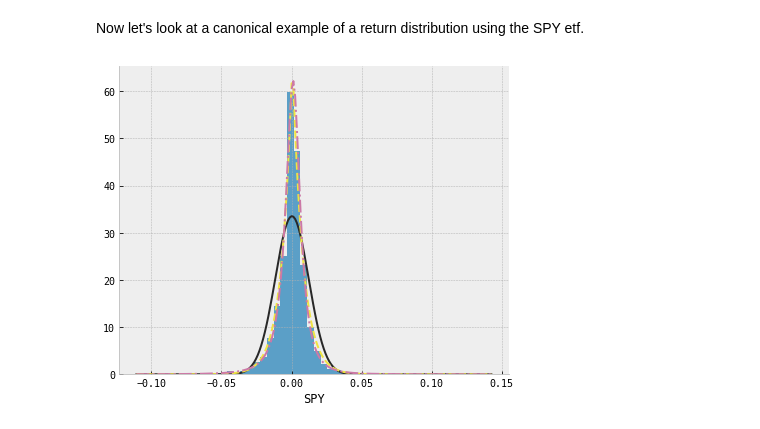
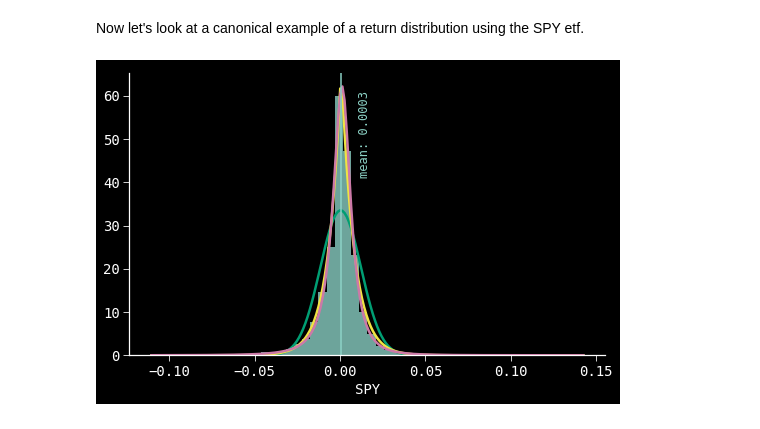
Before and after one commit to BlackArbsCEO/mixture_model_trading_public, a Jupyter notebook: notebooks/01. Motivation.ipynb, the cells around one changed output. Cells and saved outputs as stored; diff of their text form; code cells hidden in the pictures.

```diff
--- a/notebooks/01. Motivation.ipynb
+++ b/notebooks/01. Motivation.ipynb
@@ -158,20 +162,38 @@ def vertical_mean_line2(x, **kwargs):
 
     #plt.axvline(mean, linestyle =ls[kwargs.get("label","0")],
     #            color = kwargs.get("color", "g"))
-    txkw = dict(size=13, fontweight='demi', color=kwargs.get("color", "g"), rotation=0)
+    txkw = dict(size=14, fontweight='demi', color=kwargs.get("color", "g"), rotation=0)
 
-    mean_tx = "mean: {:.4%}".format(mean)
-    std_tx = "std: {:.4%}".format(std)
+    mean_tx = "mean: {:.4%}\nstd: {:.4%}".format(mean, std)
+    #std_tx = "".format(std)
 
     ymin, ymax = plt.gca().get_ylim()
-    plt.text(mean+0.025, 0.9*ymax, mean_tx, **txkw)
-    plt.text(mean+0.025, 0.85*ymax, std_tx, **txkw)
+    plt.text(mean+0.025, 0.8*ymax, mean_tx, **txkw)
+             #bbox=dict(facecolor='none', edgecolor=blue, boxstyle='round'))
+    return
 
 """['_classic_test', 'grayscale', 'seaborn-poster', 'seaborn-whitegrid', 'seaborn-muted', 'seaborn-white', 'fivethirtyeight', 'seaborn-bright', 'seaborn-paper', 'seaborn-dark', 'seaborn', 'seaborn-pastel', 'dark_background', 'seaborn-notebook', 'seaborn-deep', 'seaborn-dark-palette', 'ggplot', 'seaborn-ticks', 'bmh', 'seaborn-colorblind', 'classic', 'seaborn-darkgrid', 'seaborn-talk']"""
 
+def plot_dist(rs, ex):
+    plt.style.use('dark_background')
+
+    #ex = rs.SPY
+    plt.rcParams['font.size'] = 14
+    g = (rs
+         .pipe(sns.FacetGrid,
+               #col='year',
+               #col_wrap=2,
+               size=5,
+               aspect=1.5)
+         .map(sns.distplot, ex.name, kde=False, fit=stats.norm, fit_kws={'color':green, 'lw':2.5})
+         .map(sns.distplot, ex.name, kde=False, fit=stats.laplace, fit_kws={'linestyle':'-', 'color':gold, 'lw':2.5})
+         .map(sns.distplot, ex.name, kde=False, fit=stats.johnsonsu,fit_kws={'linestyle':'-', 'color':purple, 'lw':2.5})
+         .map(vertical_mean_line2, ex.name))
+    return
+
 def plot_facet_hist(rs, ex):
     plt.style.use('dark_background')
-
+    #plt.style.use('seaborn-ticks')
     #ex = rs.SPY
     plt.rcParams['font.size'] = 12
     g = (rs.assign(year=lambda df: df.index.year)
@@ -185,7 +207,5 @@ def plot_facet_hist(rs, ex):
          .map(sns.distplot, ex.name, kde=False, fit=stats.johnsonsu,fit_kws={'linestyle':'-', 'color':purple, 'lw':2.5})
          .map(vertical_mean_line2, ex.name)
          .fig.subplots_adjust(hspace=.20))
-    #g.ax.axvline(ex.median(), color=red, ls='--')
-    sns.despine(offset=1, trim=True);
-
-plot_facet_hist(rs, rs.SPY)
+    sns.despine(offset=1, trim=True)
+    return
@@ -205,16 +227,3 @@ def vertical_mean_line2(x, **kwargs):
     tx = f"mean: {mean:.4f}"
     ymin, ymax = plt.gca().get_ylim()
     plt.text(mean+0.01, 0.9*ymax, tx, **txkw)
-# %%
-ex = rs.SPY
-
-g = (rs
-     .pipe(sns.FacetGrid,
-           size=5,
-           aspect=1.2)
-     .map(sns.distplot, ex.name, kde=False, fit=stats.norm)
-     .map(sns.distplot, ex.name, kde=False, fit=stats.laplace, fit_kws={'linestyle':'--', 'color':gold})
-     .map(sns.distplot, ex.name, kde=False, fit=stats.johnsonsu,fit_kws={'linestyle':'-.', 'color':purple}))
-     #.map(vertical_mean_line2, ex.name))
-# %% [output]
-[figure, removed]
@@ -220,0 +232,4 @@ g = (rs
+# %%
+plot_dist(rs, ex)
+# %% [output]
+[figure, added]
```
Also changed, not shown: parts of 32 cells of this notebook, 3 other files.
